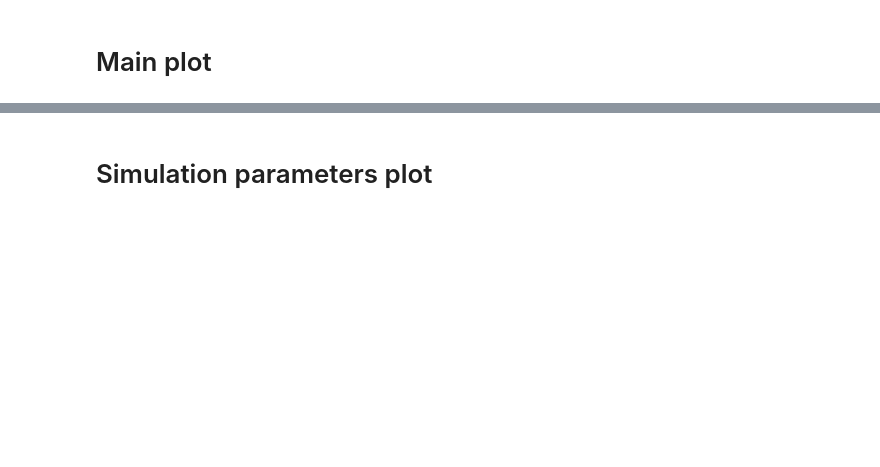
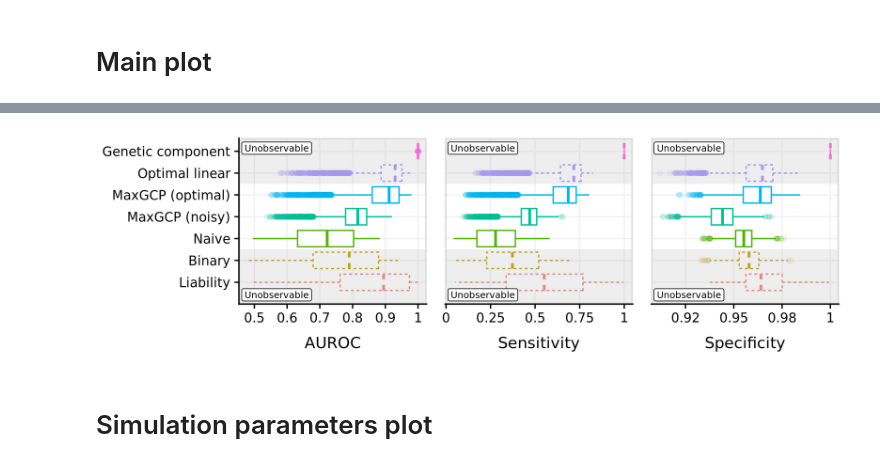
Before and after one commit to tatonetti-lab/maxgcp-analysis, a Jupyter notebook: 1.simulation/plot.ipynb, the cells around one changed output, grey strips where cells are left out. Cells and saved outputs as stored; diff of their text form; code cells hidden in the pictures; blank space fills up the shorter version.

```diff
--- a/1.simulation/plot.ipynb
+++ b/1.simulation/plot.ipynb
@@ -155,3 +106,57 @@ main_plot
+# %%
+options(repr.plot.width = 8, repr.plot.height = 2.5, repr.plot.res = 250)
+
+main_plot <- full_df %>%
+    mutate(
+        method = method %>%
+            recode_factor(
+                liability = "Liability",
+                `binary_m_0.0` = "Binary",
+                `binary_m_0.25` = "Naive",
+                `maxgcp_m_0.25_v_0.05` = "MaxGCP (noisy)",
+                `maxgcp_m_0.25_v_0.0` = "MaxGCP (optimal)",
+                optimal = "Optimal linear",
+                g = "Genetic component",
+            ),
+        dashed = method %in% c("Liability", "Binary", "Optimal linear", "Genetic component"),
+    ) %>%
+    filter(!str_detect(method, "_")) %>%
+    filter(h == 0.5, s == 0.9, p == 0.0) %>%
+    distinct %>%
+    rename(Sensitivity = sensitivity, Specificity = specificity) %>%
+    pivot_longer(c(AUROC:Specificity), names_to = "metric", values_to = "metric_value") %>%
+    select(method, metric, metric_value, dashed) %>%
+    ggplot(aes(y = method, x = metric_value, color = method, linetype = dashed)) +
+    geom_boxplot(outlier.alpha = 0.1) +
+    facet_wrap(vars(metric), scales = "free_x", switch = "x") +
+    theme_cowplot() +
+    panel_border() +
+    background_grid(color.major = "grey95", color.minor = "grey95") +
+    scale_x_continuous(labels = function(x) x %>% signif(2) %>% as.character) +
+    theme(
+        legend.position = "none",
+        axis.title = element_blank(),
+        strip.background = element_blank(),
+        strip.placement = "outside",
+        axis.text = element_text(size = 10),
+        panel.spacing.x = unit(5, "mm")
+    ) +
+    annotate(
+        geom = "rect", ymin = -Inf, ymax = 2.5, xmin = -Inf, xmax = Inf,
+        fill = "grey", color = "transparent", alpha = 0.25,
+    ) +
+    annotate(
+        geom = "rect", ymin = 5.5, ymax = Inf, xmin = -Inf, xmax = Inf,
+        fill = "grey", color = "transparent", alpha = 0.25,
+    ) +
+    annotate(geom = "label", y = 0, x = -Inf, label = "Unobservable", hjust = -0.04, vjust = -0.25, size = 2.5) +
+    annotate(geom = "label", y = 7, x = -Inf, label = "Unobservable", hjust = -0.04, vjust = 0.25, size = 2.5)
+
+save_plot("img/main.all.horizontal.png", main_plot, base_width = 8, base_height = 2.5, dpi = 400)
+
+main_plot
+# %% [output]
+[figure, added]
 # %% [markdown]
 # Simulation parameters plot
 # %%
```
Also changed, not shown: parts of 7 cells of this notebook, 4 other files.
